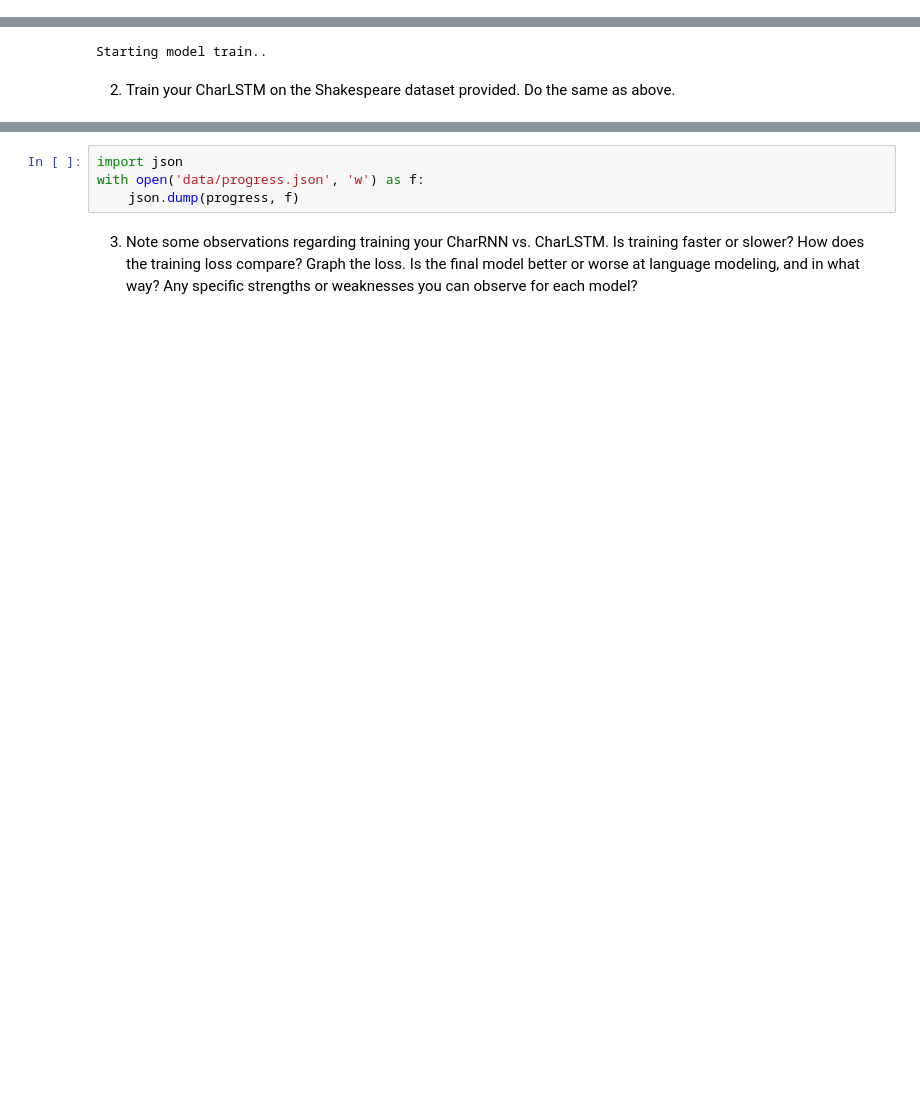
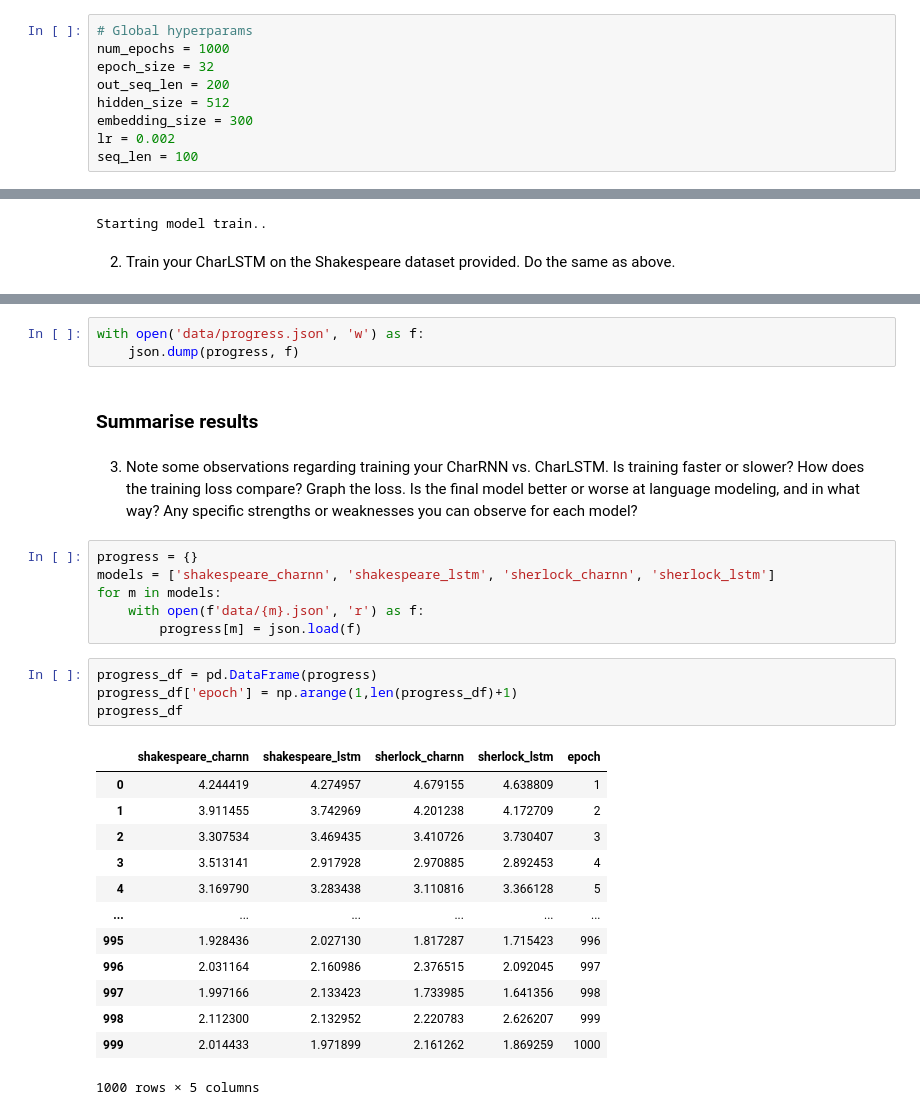
Before and after one commit to mathematiguy/comp-599-assignment-3, a Jupyter notebook: Report.ipynb, the cells around one changed output, grey strips where cells are left out. Cells and saved outputs as stored; diff of their text form; blank space fills up the shorter version.

```diff
--- a/Report.ipynb
+++ b/Report.ipynb
@@ -28,4 +32,13 @@ Some of the training code is provided. Fill in the blanks, specifically converti
 # %% [markdown]
 **For the REPORT, please do the following:**
 1. Train your CharRNN on the Sherlock Holmes dataset provided. Include 3-5 samples generated from the model once you are reasonably confident in your model’s modelling abilities. Show how the temperature parameter affects the output. (Give some samples with low, medium, high temperatures). Try to get the best results possible from the training.
+# %%
+# Global hyperparams
+num_epochs = 1000
+epoch_size = 32
+out_seq_len = 200
+hidden_size = 512
+embedding_size = 300
+lr = 0.002
+seq_len = 100
 # %%
@@ -140,6 +147,31 @@ progress['Shakespeare_CharLSTM'] = train(model, dataset, lr=lr, out_seq_len=out_
 # %%
-import json
 with open('data/progress.json', 'w') as f:
     json.dump(progress, f)
+# %% [markdown]
+### Summarise results
 # %% [markdown]
 3. Note some observations regarding training your CharRNN vs. CharLSTM. Is training faster or slower? How does the training loss compare? Graph the loss. Is the final model better or worse at language modeling, and in what way? Any specific strengths or weaknesses you can observe for each model?
+# %%
+progress = {}
+models = ['shakespeare_charnn', 'shakespeare_lstm', 'sherlock_charnn', 'sherlock_lstm']
+for m in models:
+    with open(f'data/{m}.json', 'r') as f:
+        progress[m] = json.load(f)
+# %%
+progress_df = pd.DataFrame(progress)
+progress_df['epoch'] = np.arange(1,len(progress_df)+1)
+progress_df
+# %% [output]
+|  | shakespeare_charnn | shakespeare_lstm | sherlock_charnn | sherlock_lstm | epoch |
+| 0 | 4.244419 | 4.274957 | 4.679155 | 4.638809 | 1 |
+| 1 | 3.911455 | 3.742969 | 4.201238 | 4.172709 | 2 |
+| 2 | 3.307534 | 3.469435 | 3.410726 | 3.730407 | 3 |
+| 3 | 3.513141 | 2.917928 | 2.970885 | 2.892453 | 4 |
+| 4 | 3.169790 | 3.283438 | 3.110816 | 3.366128 | 5 |
+| ... | ... | ... | ... | ... | ... |
+| 995 | 1.928436 | 2.027130 | 1.817287 | 1.715423 | 996 |
+| 996 | 2.031164 | 2.160986 | 2.376515 | 2.092045 | 997 |
+| 997 | 1.997166 | 2.133423 | 1.733985 | 1.641356 | 998 |
+| 998 | 2.112300 | 2.132952 | 2.220783 | 2.626207 | 999 |
+| 999 | 2.014433 | 1.971899 | 2.161262 | 1.869259 | 1000 |
+1000 rows × 5 columns
```
Also changed, not shown: parts of 9 cells of this notebook, 7 other files.
